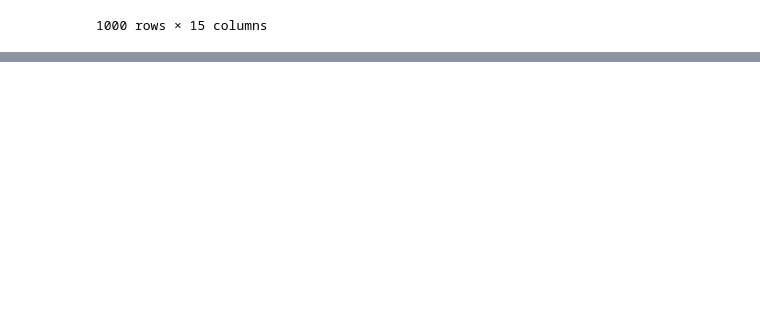
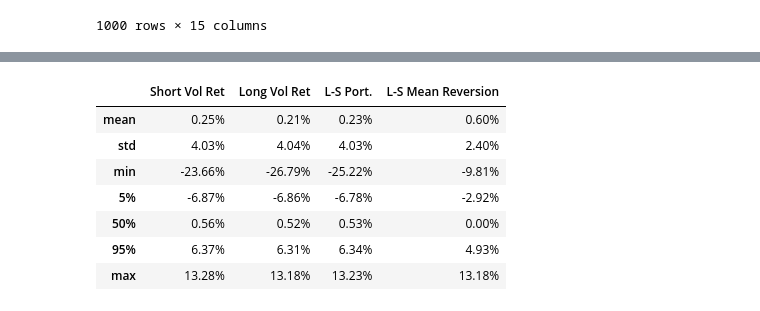
Before and after one commit to brothermalcolm/Algorithmic-Trading-and-Stocks-Essential-Training, a Jupyter notebook: Algorithmic Trading and Stocks Essential Training.ipynb, the cells around one changed output, grey strips where cells are left out. Cells and saved outputs as stored; diff of their text form; code cells hidden in the pictures; blank space fills up the shorter version.

```diff
--- a/Algorithmic Trading and Stocks Essential Training.ipynb
+++ b/Algorithmic Trading and Stocks Essential Training.ipynb
@@ -130,0 +176,11 @@ fred.search('s&p')
+# %%
+df_0302.iloc[:,[3,4,5,8]].describe(percentiles=[.05, .95])[1:].style.format("{:.2%}")
+# %% [output]
+|  | Short Vol Ret | Long Vol Ret | L-S Port. | L-S Mean Reversion |
+| mean | 0.25% | 0.21% | 0.23% | 0.60% |
+| std | 4.03% | 4.04% | 4.03% | 2.40% |
+| min | -23.66% | -26.79% | -25.22% | -9.81% |
+| 5% | -6.87% | -6.86% | -6.78% | -2.92% |
+| 50% | 0.56% | 0.52% | 0.53% | 0.00% |
+| 95% | 6.37% | 6.31% | 6.34% | 4.93% |
+| max | 13.28% | 13.18% | 13.23% | 13.18% |
```
Also changed, not shown: parts of 4 cells of this notebook.
